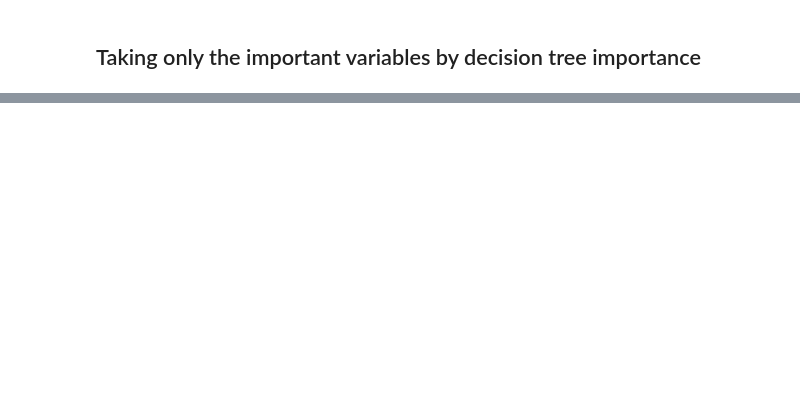
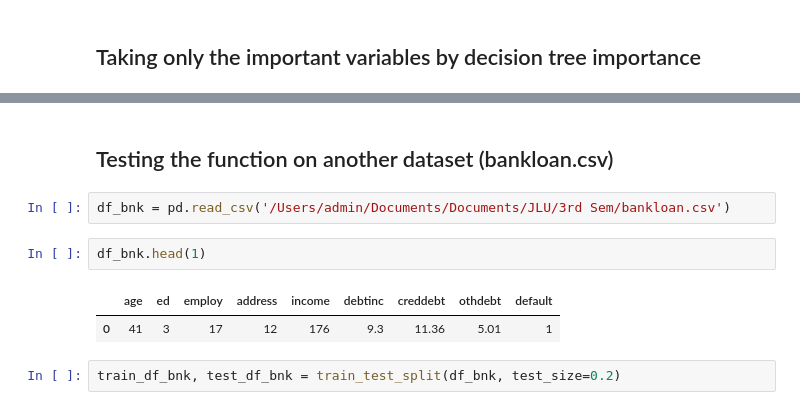
Before and after one commit to vermakanksha/project, a Jupyter notebook: AkankshaVerma.ipynb, the cells around one changed output, grey strips where cells are left out. Cells and saved outputs as stored; diff of their text form; blank space fills up the shorter version.

```diff
--- a/AkankshaVerma.ipynb
+++ b/AkankshaVerma.ipynb
@@ -1459,3 +1475,14 @@ Axes(0.125,0.125;0.775x0.755)
 Axes(0.125,0.125;0.775x0.755)
 [figure]
 [figure]
+# %% [markdown]
+## Testing the function on another dataset (bankloan.csv)
+# %%
+df_bnk = pd.read_csv('/Users/admin/Documents/Documents/JLU/3rd Sem/bankloan.csv')
+# %%
+df_bnk.head(1)
+# %% [output]
+|  | age | ed | employ | address | income | debtinc | creddebt | othdebt | default |
+| 0 | 41 | 3 | 17 | 12 | 176 | 9.3 | 11.36 | 5.01 | 1 |
+# %%
+train_df_bnk, test_df_bnk = train_test_split(df_bnk, test_size=0.2)
```
Also changed, not shown: parts of 16 cells of this notebook.
